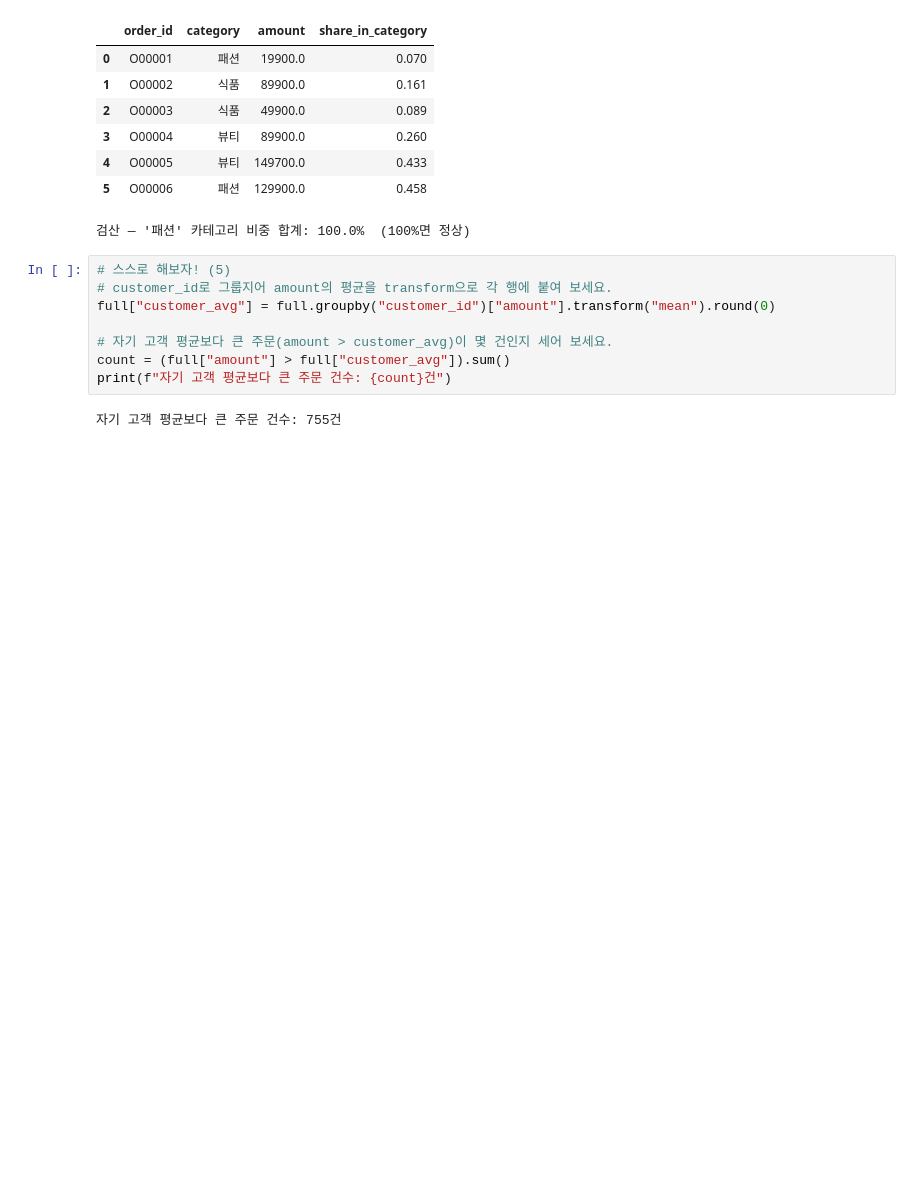
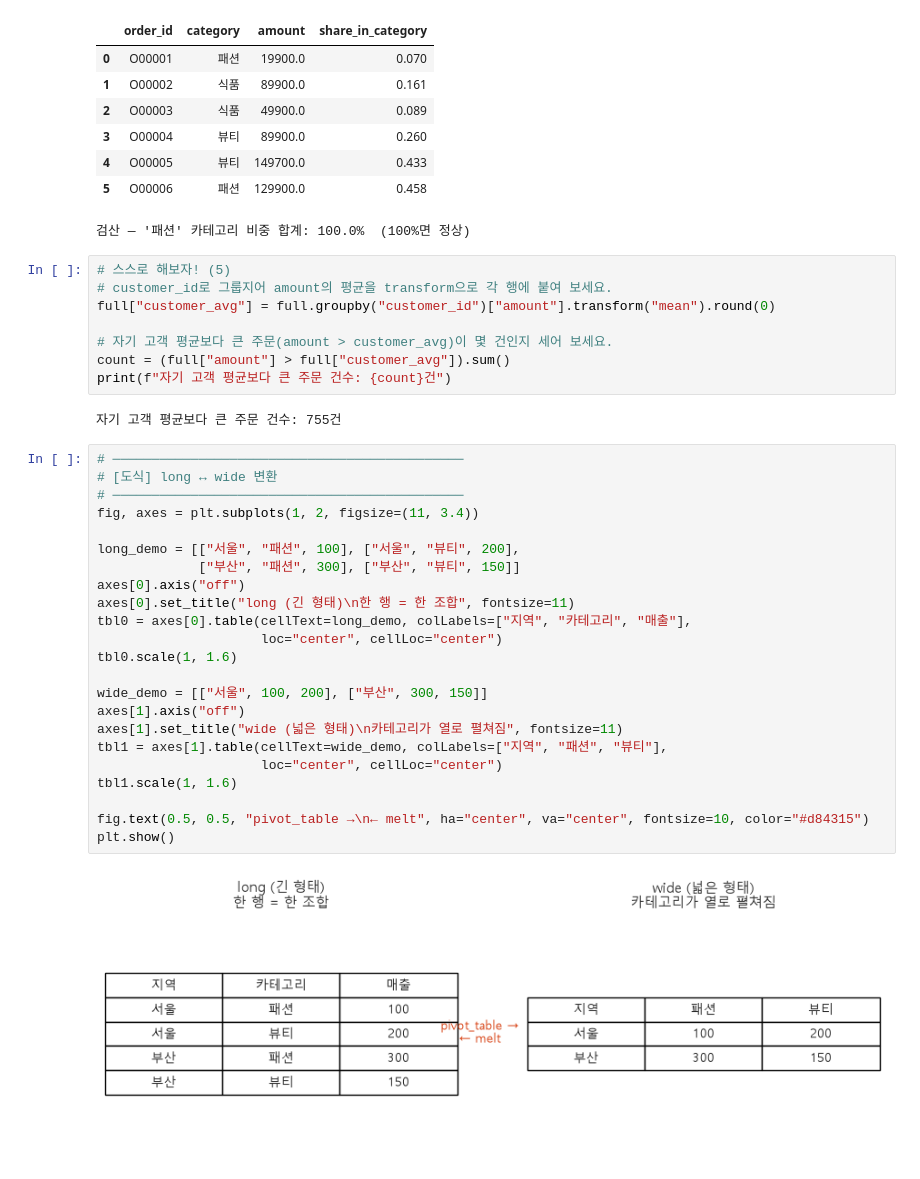
Before and after one commit to meosun129/ai-data-bootcamp, a Jupyter notebook: D004/Day3.ipynb, the cells around one changed output. Saved outputs shown, nothing was run; the diff lists cells and outputs as text; blank space fills up the shorter version.

```diff
--- a/D004/Day3.ipynb
+++ b/D004/Day3.ipynb
@@ -565,3 +565,28 @@ count = (full["amount"] > full["customer_avg"]).sum()
 print(f"자기 고객 평균보다 큰 주문 건수: {count}건")
 # %% [output]
 자기 고객 평균보다 큰 주문 건수: 755건
+# %%
+# ─────────────────────────────────────────────
+# [도식] long ↔ wide 변환
+# ─────────────────────────────────────────────
+fig, axes = plt.subplots(1, 2, figsize=(11, 3.4))
+
+long_demo = [["서울", "패션", 100], ["서울", "뷰티", 200],
+             ["부산", "패션", 300], ["부산", "뷰티", 150]]
+axes[0].axis("off")
+axes[0].set_title("long (긴 형태)\n한 행 = 한 조합", fontsize=11)
+tbl0 = axes[0].table(cellText=long_demo, colLabels=["지역", "카테고리", "매출"],
+                     loc="center", cellLoc="center")
+tbl0.scale(1, 1.6)
+
+wide_demo = [["서울", 100, 200], ["부산", 300, 150]]
+axes[1].axis("off")
+axes[1].set_title("wide (넓은 형태)\n카테고리가 열로 펼쳐짐", fontsize=11)
+tbl1 = axes[1].table(cellText=wide_demo, colLabels=["지역", "패션", "뷰티"],
+                     loc="center", cellLoc="center")
+tbl1.scale(1, 1.6)
+
+fig.text(0.5, 0.5, "pivot_table →\n← melt", ha="center", va="center", fontsize=10, color="#d84315")
+plt.show()
+# %% [output]
+[figure, added]
```
Also changed, not shown: parts of 17 cells of this notebook.
